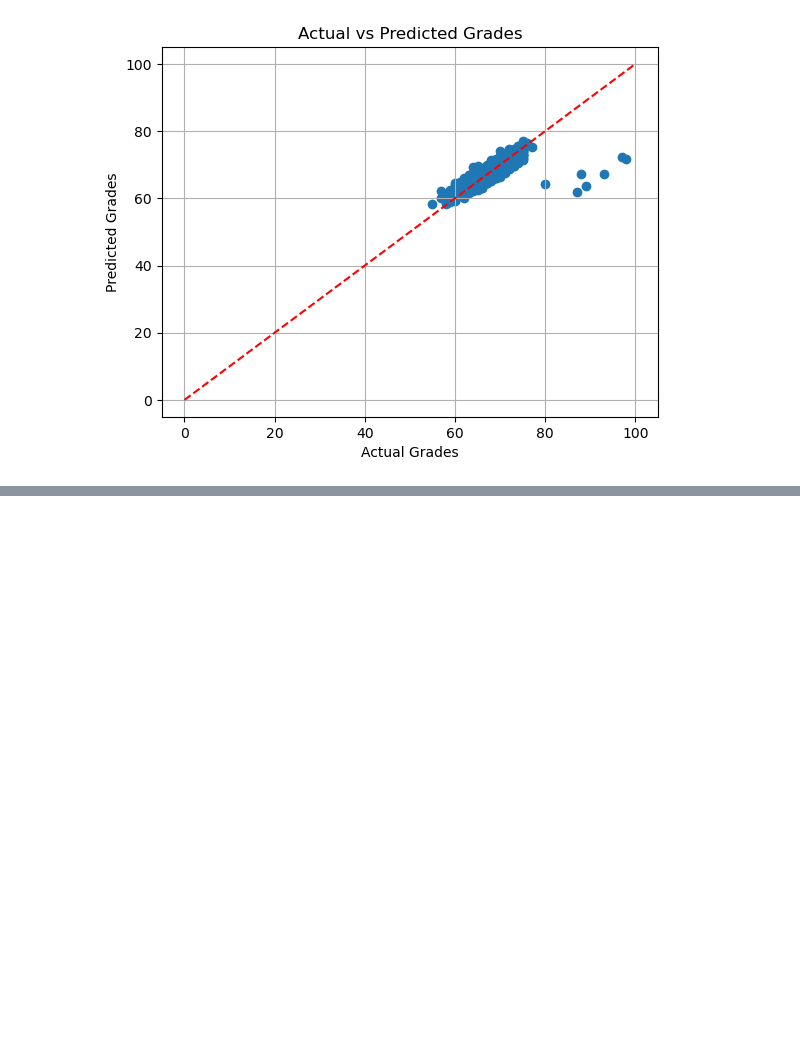
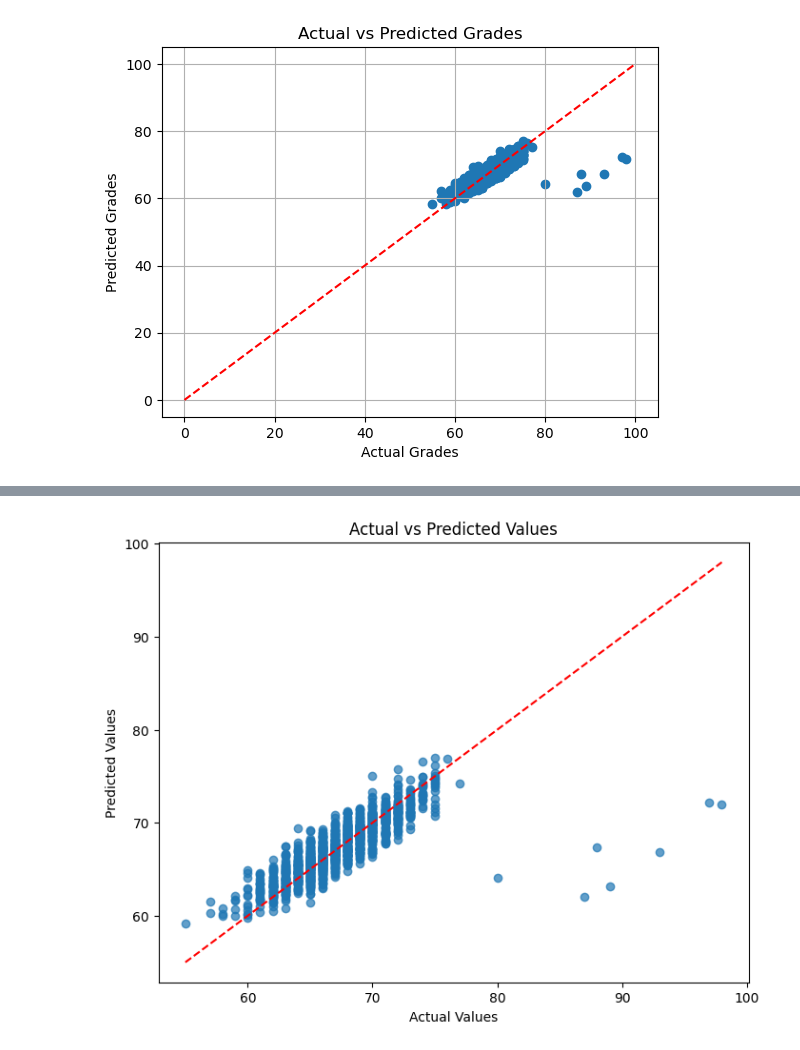
Before and after one commit to cc81972/Predict-a-score, a Jupyter notebook: modelcreation.ipynb, the cells around one changed output, grey strips where cells are left out. Cells and saved outputs as stored; diff of their text form; code cells hidden in the pictures; blank space fills up the shorter version.

Commit message:
added random forest model and plots

```diff
--- a/modelcreation.ipynb
+++ b/modelcreation.ipynb
@@ -130,3 +130,40 @@ Final Test MSE: 5.061398983001709
 Final Test RMSE: 2.2497553162514605
 42/42 [==============================] - 0s 445us/step
 [figure]
+# %%
+from sklearn.ensemble import RandomForestRegressor
+from sklearn.model_selection import GridSearchCV
+from sklearn.metrics import mean_squared_error, r2_score
+
+#Initialize the model
+random_forest = RandomForestRegressor(random_state=42)
+
+#Hyperparameter tuning: Grid search
+param_grid = {
+    'n_estimators' : [50, 100, 200],  #Trees in the "forest"
+    'max_depth' : [None, 10, 20],   #Maximum depth per treee
+    'min_samples_split': [10, 20, 40], #Minimum number of samples to split an internal node
+    'min_samples_leaf': [6, 8, 10] #Minimum number of samples to be at a "leaf" node
+}
+
+grid_search = GridSearchCV(estimator=random_forest, param_grid=param_grid, cv=3, n_jobs=1)
+grid_search_result = grid_search.fit(X_train, y_train.values.ravel())
+
+#Best hyperparameters
+best_random_forest = grid_search_result.best_estimator_
+print("Best Parameters:", grid_search.best_params_)
+print("Best Cross-Validation Score:", grid_search.best_score_) #Best R2 score
+
+#Evaluation
+y_test_pred = best_random_forest.predict(X_test)
+y_train_pred = best_random_forest.predict(X_train)
+
+#Performance metrics
+train_mse = mean_squared_error(y_train, y_train_pred)
+test_mse = mean_squared_error(y_test, y_test_pred)
+train_r2 = r2_score(y_train, y_train_pred)
+test_r2 = r2_score(y_test, y_test_pred)
+
+print("\nRandom Forest Performance:")
+print(f"Train MSE: {train_mse}, Test MSE: {test_mse}")
+print(f"Train R2: {train_r2}, Test R2: {test_r2}")
@@ -132,0 +177,10 @@ Final Test RMSE: 2.2497553162514605
+# %%
+plt.figure(figsize=(8, 6))
+plt.scatter(y_test, y_test_pred, alpha=0.7)
+plt.plot([y_test.min(), y_test.max()], [y_test.min(), y_test.max()], 'r--') # line
+plt.xlabel('Actual Values')
+plt.ylabel('Predicted Values')
+plt.title('Actual vs Predicted Values')
+plt.show()
+# %% [output]
+[figure, added]
```
Also changed, not shown: parts of 4 cells of this notebook.
